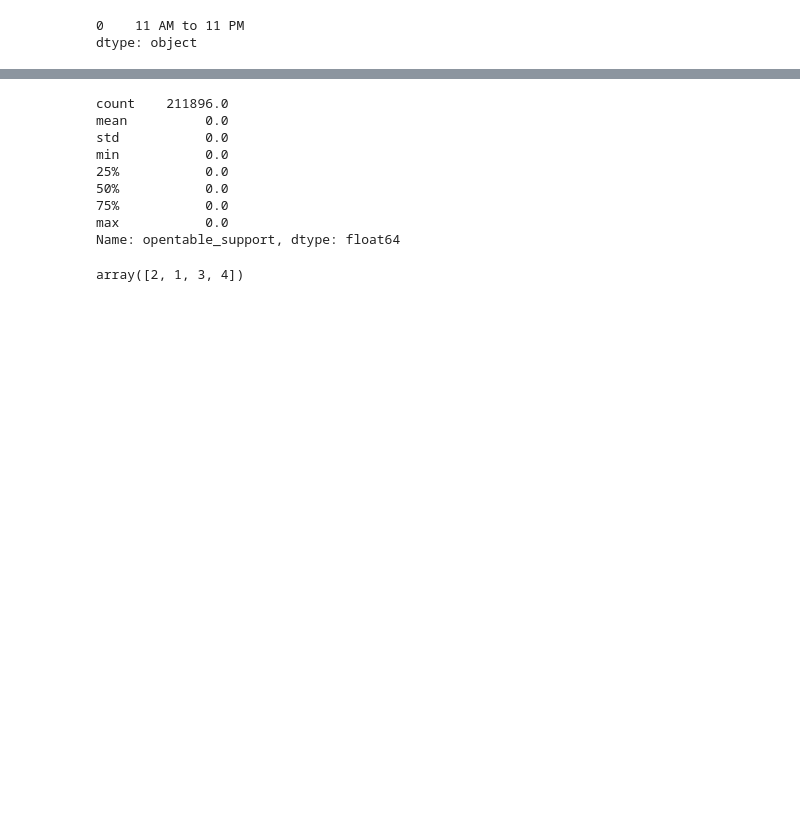
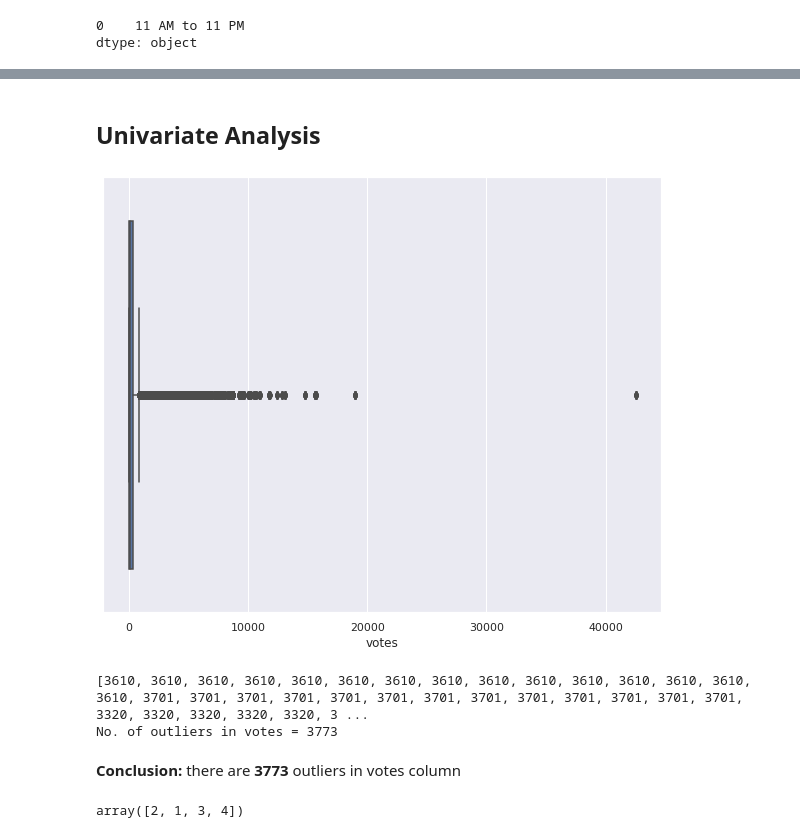
Before and after one commit to ritik105/Zomato_Analysis, a Jupyter notebook: Zomato_Analysis.ipynb, the cells around one changed output, grey strips where cells are left out. Saved outputs shown, nothing was run; the diff lists cells and outputs as text; code cells hidden in the pictures; blank space fills up the shorter version.

```diff
--- a/Zomato_Analysis.ipynb
+++ b/Zomato_Analysis.ipynb
@@ -198,13 +213,10 @@ takeaway                 0
 dtype: int64
-# %%
-df["opentable_support"].describe()
-# %% [output]
-count    211896.0
-mean          0.0
-std           0.0
-min           0.0
-25%           0.0
-50%           0.0
-75%           0.0
-max           0.0
-Name: opentable_support, dtype: float64
+# %% [markdown]
+## Univariate Analysis
+# %%
+sns.set(rc={'figure.figsize':(10,8)})
+sns.boxplot(df["votes"])
+plt.show()
+# boxplot is used to visualize OUTLIERS
+# %% [output]
+[figure, added]
@@ -211,3 +238,12 @@ Name: opentable_support, dtype: float64
+# %%
+outlier_datapoints = detect_outlier(df.votes)
+print(outlier_datapoints)
+print("No. of outliers in votes =", len(outlier_datapoints))
+# %% [output]
+[3610, 3610, 3610, 3610, 3610, 3610, 3610, 3610, 3610, 3610, 3610, 3610, 3610, 3610, 3610, 3701, 3701, 3701, 3701, 3701, 3701, 3701, 3701, 3701, 3701, 3701, 3701, 3701, 3320, 3320, 3320, 3320, 3320, 3 ...
+No. of outliers in votes = 3773
+# %% [markdown]
+**Conclusion:** there are **3773** outliers in votes column
 # %%
 df["price_range"].unique()
 # %% [output]
```
Also changed, not shown: parts of 60 cells of this notebook.
